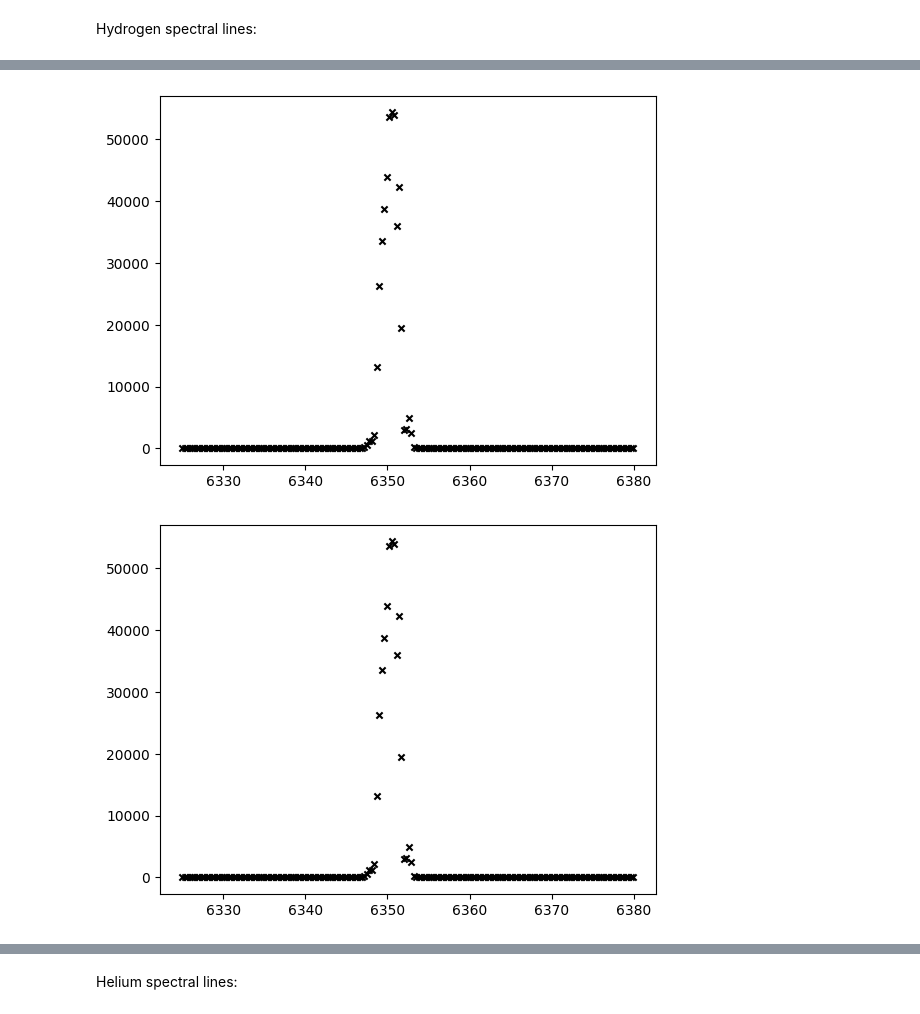
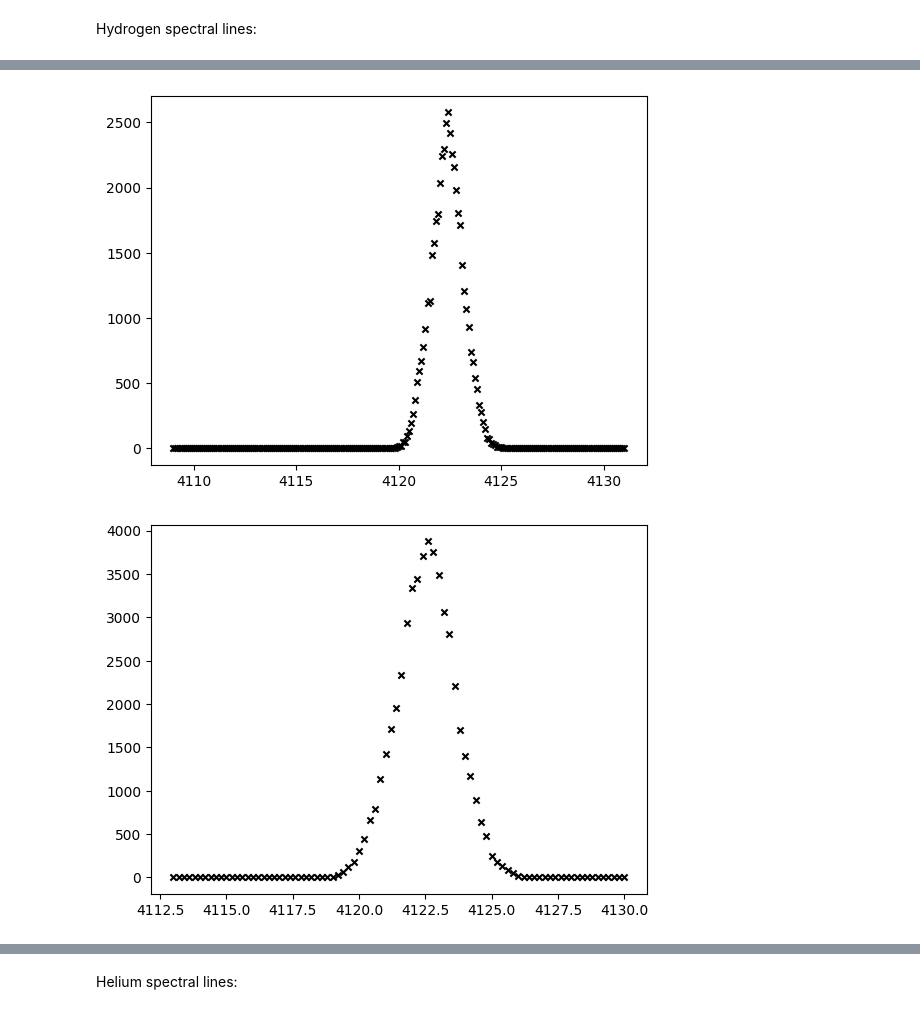
Before and after one commit to brenttsss/balmer_series, a Jupyter notebook: balmer_lab_2.ipynb, the cells around one changed output, grey strips where cells are left out. Saved outputs shown, nothing was run; the diff lists cells and outputs as text; code cells hidden in the pictures.

```diff
--- a/balmer_lab_2.ipynb
+++ b/balmer_lab_2.ipynb
@@ -55,27 +55,27 @@ plt.show()
 # %%
 # Importing data and converting it into a pandas table
 data = pd.read_csv('Balmer Lab Data/hydrogen_4_2.csv', skiprows=14, names=['wavelength', 'count'])
-xdata = np.array(calibration_data['wavelength'])
-ydata = np.array(calibration_data['count'])
+xdata = np.array(data['wavelength'])
+ydata = np.array(data['count'])
 
 # Plotting the counts as a function of wavelength
 fig, ax = plt.subplots()
 ax.scatter(xdata, ydata, marker='x', color='black', s=20)
 plt.show()
 # %% [output]
-[figure, old version]
+[figure, new version]
 # %%
 # Importing data and converting it into a pandas table
 data = pd.read_csv('Balmer Lab Data/hydrogen_4_3.csv', skiprows=14, names=['wavelength', 'count'])
-xdata = np.array(calibration_data['wavelength'])
-ydata = np.array(calibration_data['count'])
+xdata = np.array(data['wavelength'])
+ydata = np.array(data['count'])
 
 # Plotting the counts as a function of wavelength
 fig, ax = plt.subplots()
 ax.scatter(xdata, ydata, marker='x', color='black', s=20)
 plt.show()
 # %% [output]
-[figure, old version]
+[figure, new version]
 # %%
 # Importing data and converting it into a pandas table
 data = pd.read_csv('Balmer Lab Data/hydrogen_4_4.csv', skiprows=14, names=['wavelength', 'count'])
```
Also changed, not shown: parts of 5 cells of this notebook.
